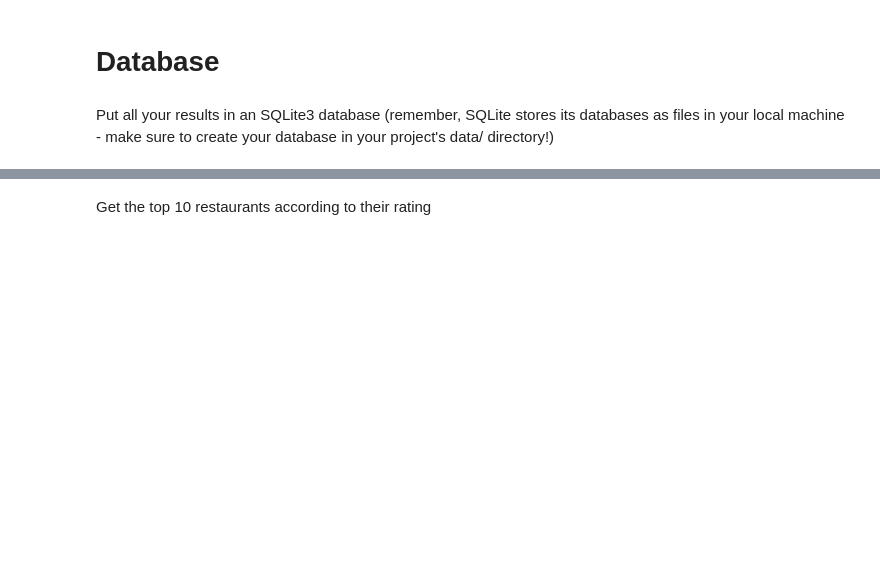
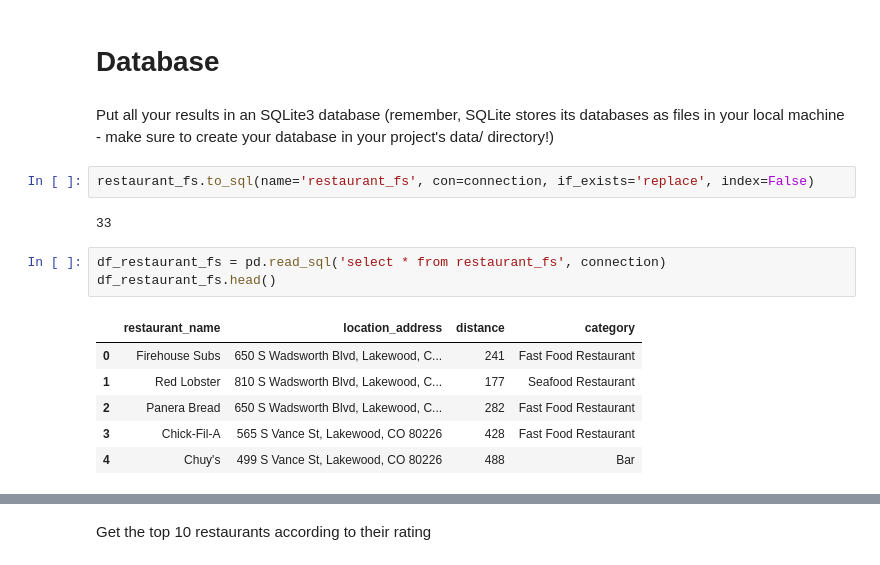
Before and after one commit to irenethebest/Yelp_vs_Foursquare_API, a Jupyter notebook: notebooks/EDA_restuarants.ipynb, the cells around one changed output, grey strips where cells are left out. Cells and saved outputs as stored; diff of their text form; blank space fills up the shorter version.

```diff
--- a/notebooks/EDA.ipynb
+++ b/notebooks/EDA_restuarants.ipynb
@@ -225,3 +191,17 @@ Use the same process as the first two APIs
 # Database
 # %% [markdown]
 Put all your results in an SQLite3 database (remember, SQLite stores its databases as files in your local machine - make sure to create your database in your project's data/ directory!)
+# %%
+restaurant_fs.to_sql(name='restaurant_fs', con=connection, if_exists='replace', index=False)
+# %% [output]
+33
+# %%
+df_restaurant_fs = pd.read_sql('select * from restaurant_fs', connection)
+df_restaurant_fs.head()
+# %% [output]
+|  | restaurant_name | location_address | distance | category |
+| 0 | Firehouse Subs | 650 S Wadsworth Blvd, Lakewood, C... | 241 | Fast Food Restaurant |
+| 1 | Red Lobster | 810 S Wadsworth Blvd, Lakewood, C... | 177 | Seafood Restaurant |
+| 2 | Panera Bread | 650 S Wadsworth Blvd, Lakewood, C... | 282 | Fast Food Restaurant |
+| 3 | Chick-Fil-A | 565 S Vance St, Lakewood, CO 80226 | 428 | Fast Food Restaurant |
+| 4 | Chuy's | 499 S Vance St, Lakewood, CO 80226 | 488 | Bar |
```
Also changed, not shown: parts of 19 cells of this notebook, 9 other files.
